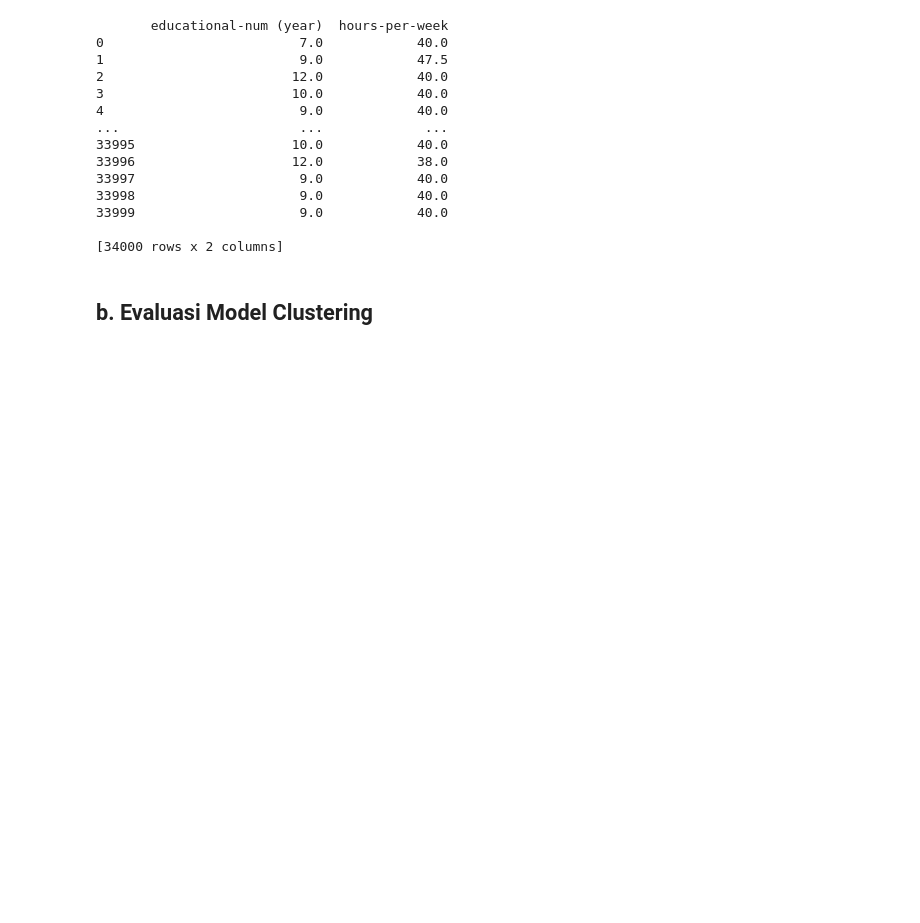
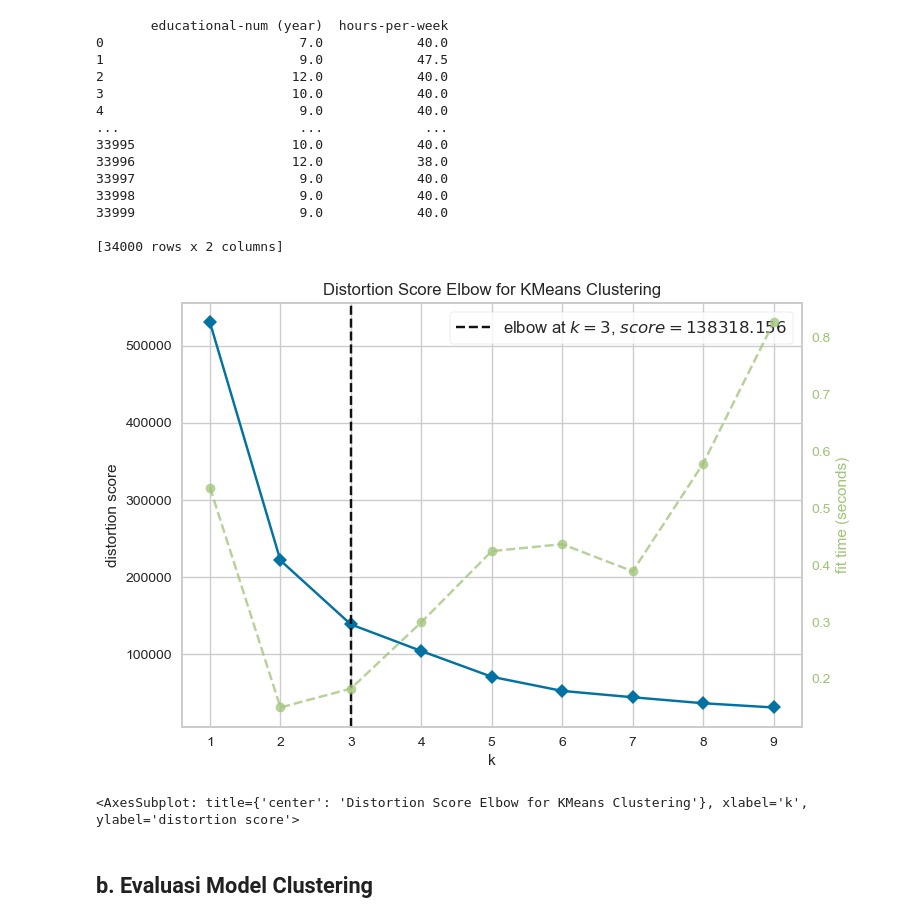
Before and after one commit to gerynsb/Project_ML_Clustering, a Jupyter notebook: [Clustering]_Submission_Akhir_BMLP_Dean Gery Pasamba.ipynb, the cells around one changed output. Cells and saved outputs as stored; diff of their text form; code cells hidden in the pictures; blank space fills up the shorter version.

Commit message:
Add : Model Clustering

```diff
--- a/[Clustering]_Submission_Akhir_BMLP_Dean Gery Pasamba.ipynb
+++ b/[Clustering]_Submission_Akhir_BMLP_Dean Gery Pasamba.ipynb
@@ -474,6 +474,16 @@ print(pd.DataFrame(X, columns=['educational-num (year)', 'hours-per-week']))
 # %%
 # Menentukan jumlah cluster dengan menggunakan Elbow Method
 # Inisialisasi model KMeans
 kmeans = KMeans()
 
-# Inisialisasi visualizer KElbow untuk menentukan jumlah cluster optim
+# Inisialisasi visualizer KElbow untuk menentukan jumlah cluster optimal
+visualizer = KElbowVisualizer(kmeans, k=(1, 10))
+
+# Fit visualizer dengan data untuk menentukan jumlah cluster yang optimal
+visualizer.fit(X)
+
+# Menampilkan grafik elbow untuk analisis
+visualizer.show()
+# %% [output]
+[figure, added]
+<AxesSubplot: title={'center': 'Distortion Score Elbow for KMeans Clustering'}, xlabel='k', ylabel='distortion score'>
```
Also changed, not shown: parts of 1 cell of this notebook.
